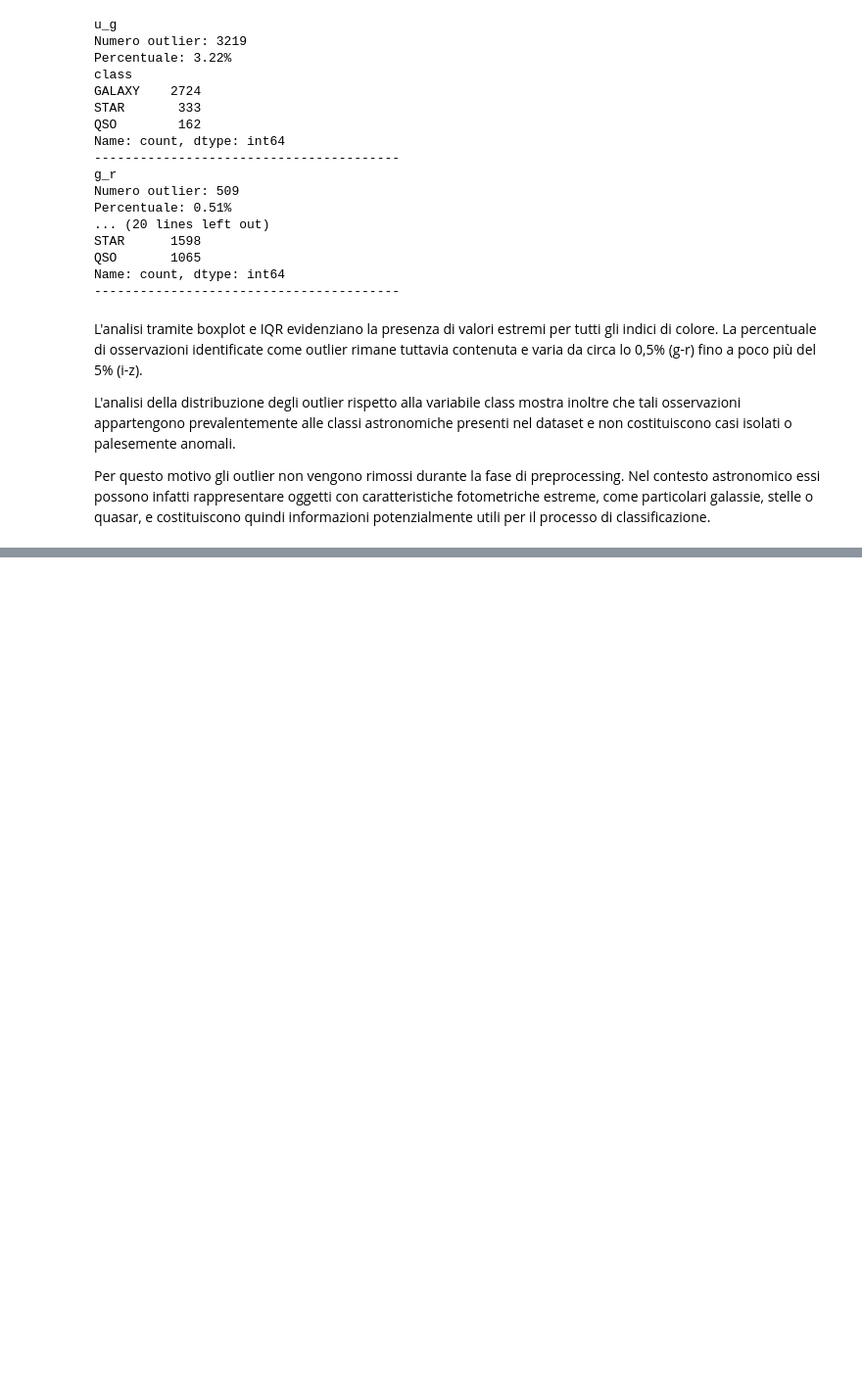
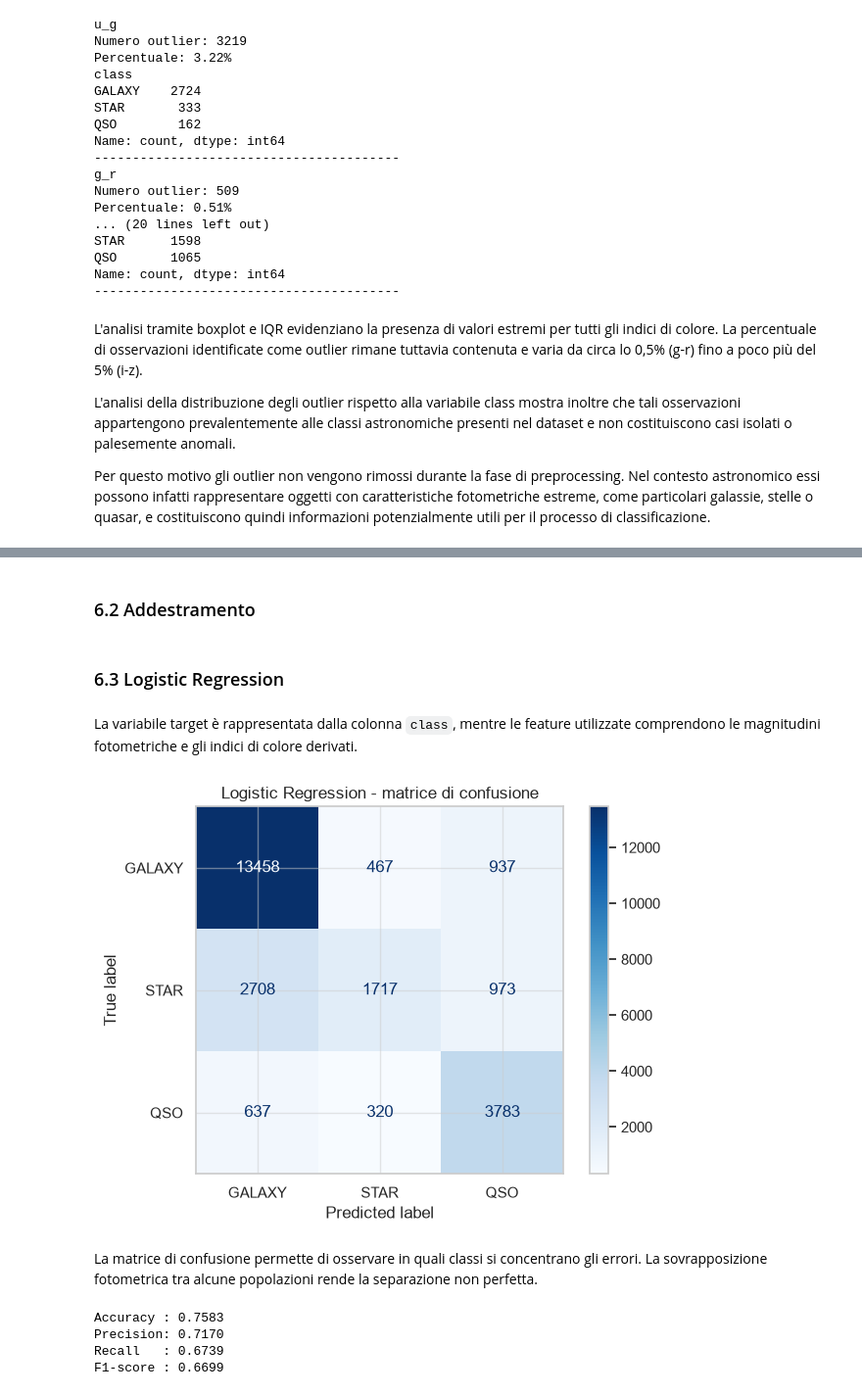
Before and after one commit to FabianCalangiu/Astronomical-Objects-Analysis, a Jupyter notebook: notebooks/astronomical_analysis_enhanced.ipynb, the cells around one changed output, grey strips where cells are left out. Shown at 98% size. Cells and saved outputs as stored; diff of their text form; code cells hidden in the pictures; blank space fills up the shorter version.

Commit message:
Add classifiers

```diff
--- a/notebooks/astronomical_analysis_enhanced.ipynb
+++ b/notebooks/astronomical_analysis_enhanced.ipynb
@@ -330,7 +331,7 @@ photometric_columns = [
     "green",
     "red",
     "near_infrared",
-    "infrared",
+    "infrared"
 ]
 # %%
 photometric_data = df[photometric_columns].sample(
@@ -600,0 +613,47 @@ Per questo motivo gli outlier non vengono rimossi durante la fase di preprocessi
+# %% [markdown]
+### 6.2 Addestramento
+# %%
+df_class = df.copy()
+df_class["class"] = df_class["class"].map(class_mapping)
+
+classification_features = photometric_columns
+X_class = df_class[classification_features]
+y_class = df_class["class"]
+
+X_train, X_test, y_train, y_test = train_test_split(
+    X_class,
+    y_class,
+    test_size=0.25,
+    random_state=RANDOM_STATE,
+    stratify=y_class,
+)
+# %% [markdown]
+### 6.3 Logistic Regression
+# %% [markdown]
+La variabile target è rappresentata dalla colonna `class`, mentre le feature utilizzate comprendono le magnitudini fotometriche e gli indici di colore derivati.
+# %%
+scaler_class = StandardScaler()
+X_train_scaled = scaler_class.fit_transform(X_train)
+X_test_scaled = scaler_class.transform(X_test)
+
+logistic_clf = LogisticRegression(
+    max_iter=2_000,
+    random_state=RANDOM_STATE,
+)
+logistic_clf.fit(X_train_scaled, y_train)
+
+y_pred = logistic_clf.predict(X_test_scaled)
+# %%
+cm = confusion_matrix(y_test, y_pred, labels=[0, 1, 2])
+
+ConfusionMatrixDisplay(
+    confusion_matrix=cm,
+    display_labels=["GALAXY", "STAR", "QSO"],
+).plot(cmap="Blues")
+plt.title("Logistic Regression - matrice di confusione")
+plt.tight_layout()
+plt.show()
+# %% [output]
+[figure, added]
+# %% [markdown]
+La matrice di confusione permette di osservare in quali classi si concentrano gli errori. La sovrapposizione fotometrica tra alcune popolazioni rende la separazione non perfetta.
@@ -600,0 +665,10 @@ Per questo motivo gli outlier non vengono rimossi durante la fase di preprocessi
+# %%
+print(f"Accuracy : {accuracy:.4f}")
+print(f"Precision: {precision:.4f}")
+print(f"Recall   : {recall:.4f}")
+print(f"F1-score : {f1:.4f}")
+# %% [output]
+Accuracy : 0.7583
+Precision: 0.7170
+Recall   : 0.6739
+F1-score : 0.6699
```
Also changed, not shown: parts of 18 cells of this notebook, 1 other file.
